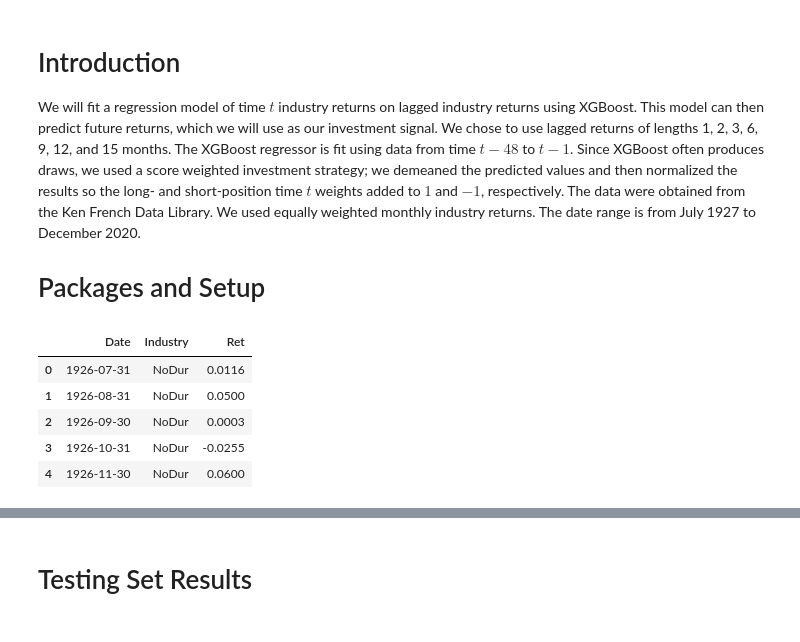
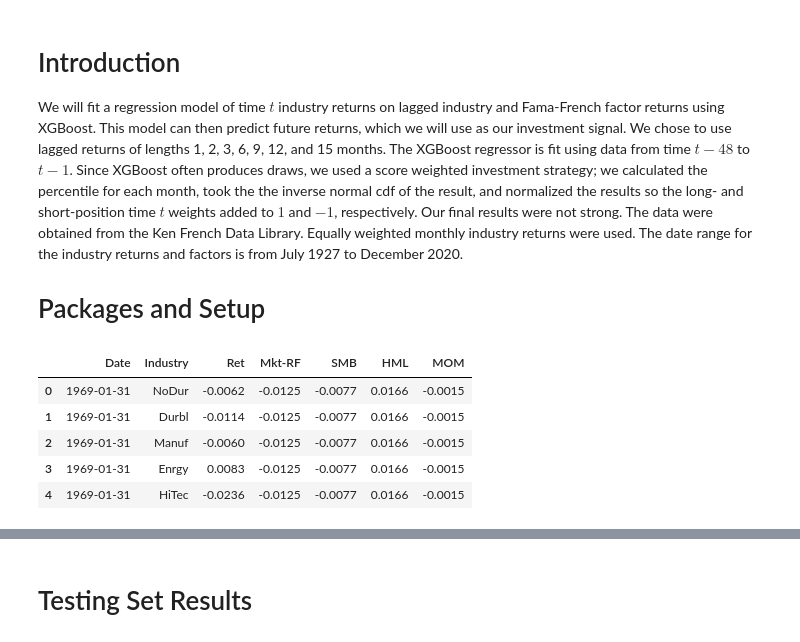
Before and after one commit to charlesrambo/machine_learning, a Jupyter notebook: XGBoost-industry-ML.ipynb, the cells around one changed output, grey strips where cells are left out. Drawn from its saved outputs; the diff is of its cells as text; code cells hidden in the pictures.

```diff
--- a/XGBoost-industry-ML.ipynb
+++ b/XGBoost-industry-ML.ipynb
@@ -1,6 +1,6 @@
 # %% [markdown]
 # Introduction
-We will fit a regression model of time $t$ industry returns on lagged industry returns using XGBoost. This model can then predict future returns, which we will use as our investment signal. We chose to use lagged returns of lengths 1, 2, 3, 6, 9, 12, and 15 months. The XGBoost regressor is fit using data from time $t - 48$ to $t - 1$. Since XGBoost often produces draws, we used a score weighted investment strategy; we demeaned the predicted values and then normalized the results so the long- and short-position time $t$ weights added to $1$ and $-1$, respectively. The data were obtained from the Ken French Data Library. We used equally weighted monthly industry returns. The date range is from July 1927 to December 2020.
+We will fit a regression model of time $t$ industry returns on lagged industry and Fama-French factor returns using XGBoost. This model can then predict future returns, which we will use as our investment signal. We chose to use lagged returns of lengths 1, 2, 3, 6, 9, 12, and 15 months. The XGBoost regressor is fit using data from time $t - 48$ to $t - 1$. Since XGBoost often produces draws, we used a score weighted investment strategy; we calculated the percentile for each month, took the the inverse normal cdf of the result, and normalized the results so the long- and short-position time $t$ weights added to $1$ and $-1$, respectively. Our final results were not strong. The data were obtained from the Ken French Data Library. Equally weighted monthly industry returns were used. The date range for the industry returns and factors is from July 1927 to December 2020.
 
 # Packages and Setup
 # %%
@@ -17,33 +17,47 @@ os.chdir('/Users/charlesrambo/Desktop/GitHub data')
 # %%
 # Load equally weighted industry return data
 industry = pd.read_csv('10_Industry_Portfolios.csv')
 
 # Convert date column into date-time object
 industry['Date'] = pd.to_datetime(industry['Date'], format = '%Y%m') + MonthEnd(0)
 
 # Convert returns to a decimal
 industry.iloc[:, 1:] = industry.iloc[:, 1:].div(100)
 
 # Save industry names
 cols = np.sort(industry.columns[1:])
 
 # Add the date to the list for later use
 cols = np.insert(cols, 0, 'Date')
 
 # Convert rows into columns
 industry = pd.melt(industry, id_vars = ['Date'], value_vars = industry.columns[1:])
 
 # Rename columns
 industry.columns = ['Date', 'Industry', 'Ret']
 
+# Load Fama-French 3-factor plus momentum
+FF = pd.read_csv('FF.csv')
+
+# Convert date column into date-time object
+FF['Date'] = pd.to_datetime(FF['Date'], format = '%m/%d/%y') + MonthEnd(0)
+
+# Convert returns to a decimal
+FF.iloc[:, 1:] = FF.iloc[:, 1:].div(100)
+
+# Merge data
+industry = industry.merge(FF, on = 'Date')
+
+del FF
+
 industry.head()
 # %% [output]
-|  | Date | Industry | Ret |
-| 0 | 1926-07-31 | NoDur | 0.0116 |
-| 1 | 1926-08-31 | NoDur | 0.0500 |
-| 2 | 1926-09-30 | NoDur | 0.0003 |
-| 3 | 1926-10-31 | NoDur | -0.0255 |
-| 4 | 1926-11-30 | NoDur | 0.0600 |
+|  | Date | Industry | Ret | Mkt-RF | SMB | HML | MOM |
+| 0 | 1969-01-31 | NoDur | -0.0062 | -0.0125 | -0.0077 | 0.0166 | -0.0015 |
+| 1 | 1969-01-31 | Durbl | -0.0114 | -0.0125 | -0.0077 | 0.0166 | -0.0015 |
+| 2 | 1969-01-31 | Manuf | -0.0060 | -0.0125 | -0.0077 | 0.0166 | -0.0015 |
+| 3 | 1969-01-31 | Enrgy | 0.0083 | -0.0125 | -0.0077 | 0.0166 | -0.0015 |
+| 4 | 1969-01-31 | HiTec | -0.0236 | -0.0125 | -0.0077 | 0.0166 | -0.0015 |
 # %%
 # List the return lags which we will use
 lags = [1, 2, 3, 6, 9, 12, 15]
```
Also changed, not shown: parts of 14 cells of this notebook.
